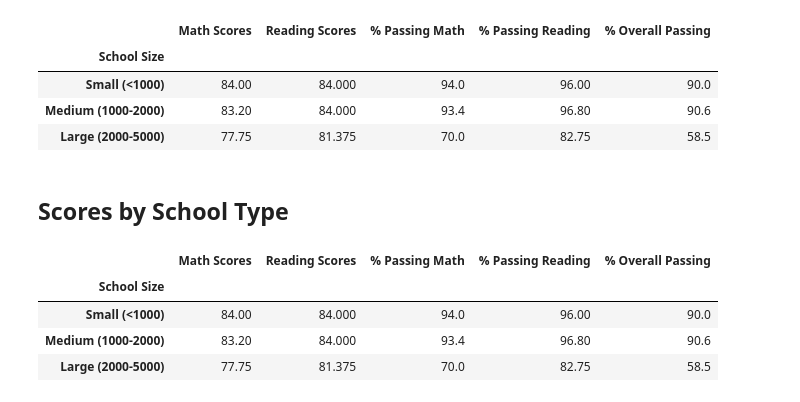
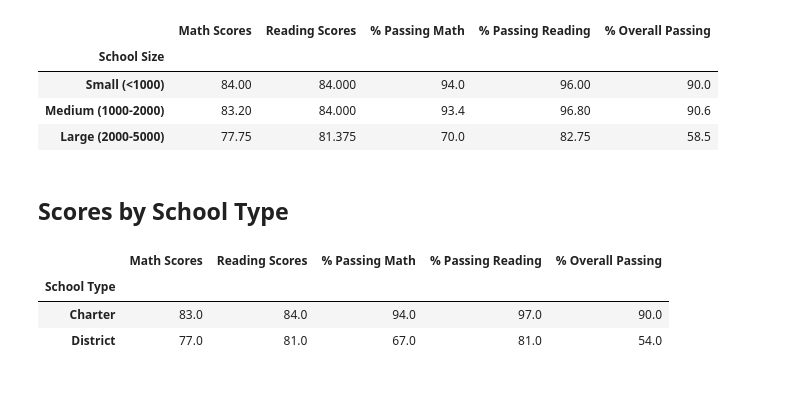
Before and after one commit to ginafender/pandas-challenge, a Jupyter notebook: Starter_Code/PyCitySchools/PyCitySchools_starter.ipynb, the cells around one changed output. Cells and saved outputs as stored; diff of their text form; code cells hidden in the pictures.

Commit message:
Fixed school type data frame

```diff
--- a/Starter_Code/PyCitySchools/PyCitySchools_starter.ipynb
+++ b/Starter_Code/PyCitySchools/PyCitySchools_starter.ipynb
@@ -503,8 +503,8 @@ size_summary_df
 ## Scores by School Type
 # %%
 # Group the per_school_summary DataFrame by "School Type" and average the results.
-type_summary = per_school_summary.groupby(["School Type"]).mean()[["Average Math Scores",
-                                                                   "Average Reading Scores", "% Passing Math", "% Passing Reading", "% Overall Passing"]]
+type_summary = round((per_school_summary.groupby(["School Type"]).mean()[["Average Math Scores",
+                                                                   "Average Reading Scores", "% Passing Math", "% Passing Reading", "% Overall Passing"]]), 0)
 # Use the code provided to select new column data
 average_math_score_by_type = type_summary["Average Math Scores"]
 average_reading_score_by_type = type_summary["Average Reading Scores"]
@@ -513,14 +513,13 @@ average_percent_passing_reading_by_type = type_summary["% Passing Reading"]
 average_percent_overall_passing_by_type = type_summary["% Overall Passing"]
 # %%
 # Assemble the new data by type into a DataFrame called `type_summary`
-type_summary = {"Math Scores": average_math_score_by_type, "Reading Scores": average_reading_score_by_type, "% Passing Math": average_percent_passing_math_by_type,
+type_summary_df = {"Math Scores": average_math_score_by_type, "Reading Scores": average_reading_score_by_type, "% Passing Math": average_percent_passing_math_by_type,
                 "% Passing Reading": average_percent_passing_reading_by_type, "% Overall Passing": average_percent_overall_passing_by_type}
-type_summary_df = pd.DataFrame(size_summary)
+type_summary_df = pd.DataFrame(type_summary_df)
 # Display results
 type_summary_df
 # %% [output]
 |  | Math Scores | Reading Scores | % Passing Math | % Passing Reading | % Overall Passing |
-| School Size |  |  |  |  |  |
-| Small (<1000) | 84.00 | 84.000 | 94.0 | 96.00 | 90.0 |
-| Medium (1000-2000) | 83.20 | 84.000 | 93.4 | 96.80 | 90.6 |
-| Large (2000-5000) | 77.75 | 81.375 | 70.0 | 82.75 | 58.5 |
+| School Type |  |  |  |  |  |
+| Charter | 83.0 | 84.0 | 94.0 | 97.0 | 90.0 |
+| District | 77.0 | 81.0 | 67.0 | 81.0 | 54.0 |
```
